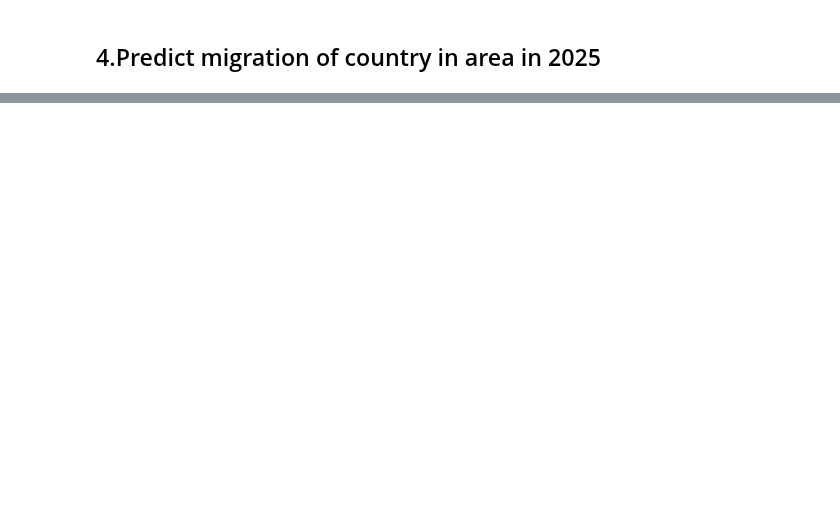
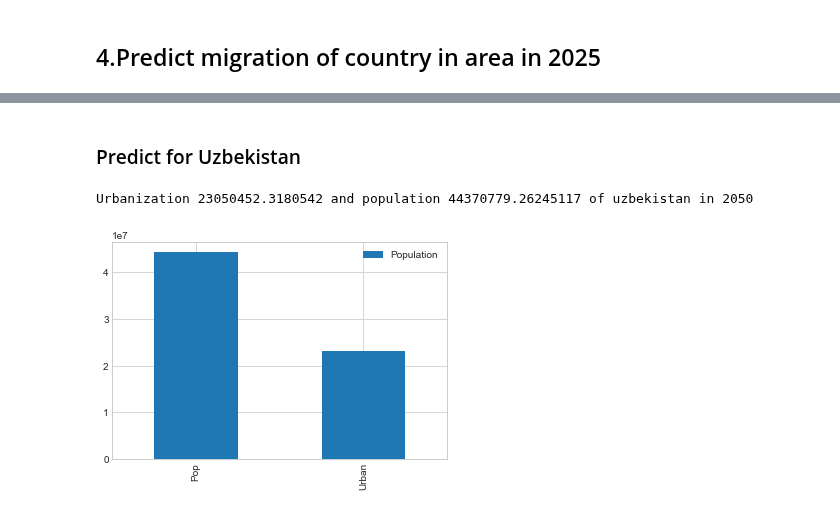
Before and after one commit to HoDangCao/Data-collection-and-population-analysis-of-Asia-and-North-America, a Jupyter notebook: DSProject - latest ver.ipynb, the cells around one changed output, grey strips where cells are left out. Cells and saved outputs as stored; diff of their text form; code cells hidden in the pictures; blank space fills up the shorter version.

```diff
--- a/DSProject - latest ver.ipynb
+++ b/DSProject - latest ver.ipynb
@@ -1076,0 +1138,7 @@ for i in range(2,len(listField)):
+# %% [markdown]
+### Predict for Uzbekistan
+# %%
+predictStruct(listCountry[53],2050)
+# %% [output]
+Urbanization 23050452.3180542 and population 44370779.26245117 of uzbekistan in 2050
+[figure, added]
```
Also changed, not shown: parts of 13 cells of this notebook.
